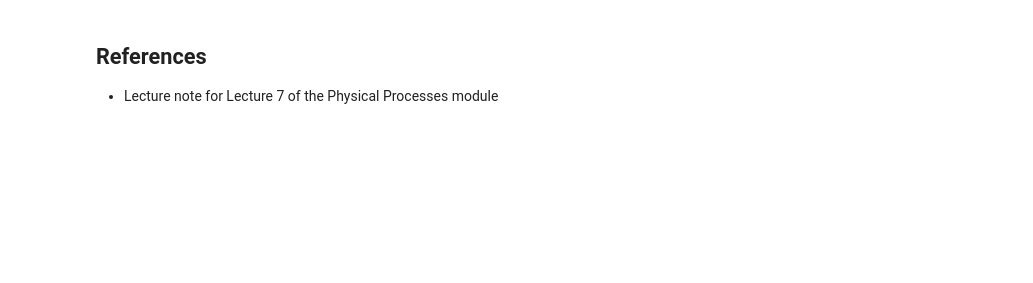
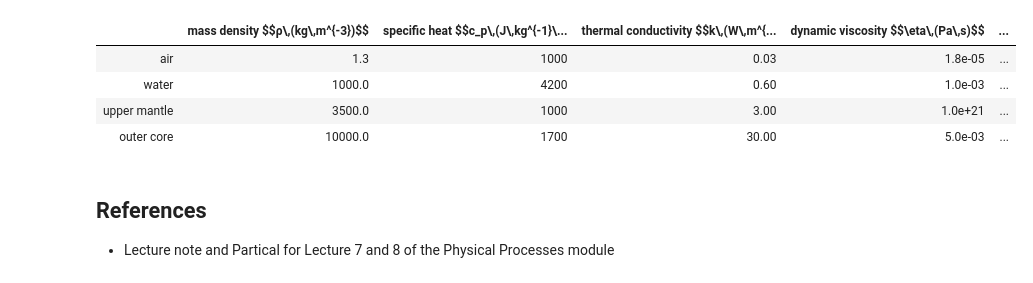
Before and after one commit to primer-computational-mathematics/book, a Jupyter notebook: notebooks/d_geosciences/Physical Processes/Heat.ipynb, the cells around one changed output. Cells and saved outputs as stored; diff of their text form; code cells hidden in the pictures; blank space fills up the shorter version.

Commit message:
update "Heat" notebook

```diff
--- a/notebooks/d_geosciences/Physical Processes/Heat.ipynb
+++ b/notebooks/d_geosciences/Physical Processes/Heat.ipynb
@@ -87,4 +525,50 @@ In its simple form, Fourier’s law does not immediately let us perform calculat
+# %%
+# function for calculating thermal diffusivity
+def thermal_diffusivity_calculator(thermal_conductivity, mass_density, specific_heat):
+    return thermal_conductivity / (mass_density * specific_heat)
+
+
+# function for calculating kinematic viscosity
+def kinematic_viscosity_calculator(dynamic_viscosity, mass_density):
+    return dynamic_viscosity / mass_density
+
+
+# function for calculating Prandtl number
+def Prandtl_number_calculator(dynamic_viscosity, mass_density, thermal_diffusivity):
+    return dynamic_viscosity / (mass_density * thermal_diffusivity)
+# %%
+# create a new table including answers
+# data
+thermal_diffusivity = thermal_diffusivity_calculator(thermal_conductivity, mass_density, specific_heat)
+kinematic_viscosity = kinematic_viscosity_calculator(dynamic_viscosity, mass_density)
+Prandtl_number = Prandtl_number_calculator(dynamic_viscosity, mass_density, thermal_diffusivity)
+
+# create a dataframe
+dict4 = {
+    '' : materials,
+    'mass density $$ρ\,(kg\,m^{-3})$$' : mass_density,
+    'specific heat $$c_p\,(J\,kg^{-1}\,K^{-1})$$' : specific_heat,
+    'thermal conductivity $$k\,(W\,m^{-1}\,K^{-1})$$' : thermal_conductivity,
+    'dynamic viscosity $$\eta\,(Pa\,s)$$' : dynamic_viscosity,
+    'thermal diffusivity $$\kappa\,(m^2\,s^{-1})$$' : thermal_diffusivity,
+    'kinematic viscosity $$ν\,(m^2\,s^{-1})$$' : kinematic_viscosity,
+    'Prandtl number $$Pr$$' : Prandtl_number
+}
+df4 = pd.DataFrame(dict4)
+df4.loc[:, 'mass density $$ρ\,(kg\,m^{-3})$$'] = df4['mass density $$ρ\,(kg\,m^{-3})$$'].map('{:.1f}'.format)
+df4.loc[:, 'thermal conductivity $$k\,(W\,m^{-1}\,K^{-1})$$'] = df4['thermal conductivity $$k\,(W\,m^{-1}\,K^{-1})$$'].map('{:.2f}'.format)
+df4.loc[:, 'dynamic viscosity $$\eta\,(Pa\,s)$$'] = df4['dynamic viscosity $$\eta\,(Pa\,s)$$'].map('{:.1e}'.format)
+df4.loc[:, 'thermal diffusivity $$\kappa\,(m^2\,s^{-1})$$'] = df4['thermal diffusivity $$\kappa\,(m^2\,s^{-1})$$'].map('{:.1e}'.format)
+df4.loc[:, 'kinematic viscosity $$ν\,(m^2\,s^{-1})$$'] = df4['kinematic viscosity $$ν\,(m^2\,s^{-1})$$'].map('{:.1e}'.format)
+df4.loc[:, 'Prandtl number $$Pr$$'] = df4['Prandtl number $$Pr$$'].map('{:.1e}'.format)
+display(df4.style.hide_index())
+# %% [output]
+|  | mass density $$ρ\,(kg\,m^{-3})$$ | specific heat $$c_p\,(J\,kg^{-1}\... | thermal conductivity $$k\,(W\,m^{... | dynamic viscosity $$\eta\,(Pa\,s)$$ | ... |
+| air | 1.3 | 1000 | 0.03 | 1.8e-05 | ... |
+| water | 1000.0 | 4200 | 0.60 | 1.0e-03 | ... |
+| upper mantle | 3500.0 | 1000 | 3.00 | 1.0e+21 | ... |
+| outer core | 10000.0 | 1700 | 30.00 | 5.0e-03 | ... |
 # %% [markdown]
 ## References
 
-- Lecture note for Lecture 7 of the Physical Processes module
+- Lecture note and Partical for Lecture 7 and 8 of the Physical Processes module
```
Also changed, not shown: parts of 21 cells of this notebook, 2 other files.
